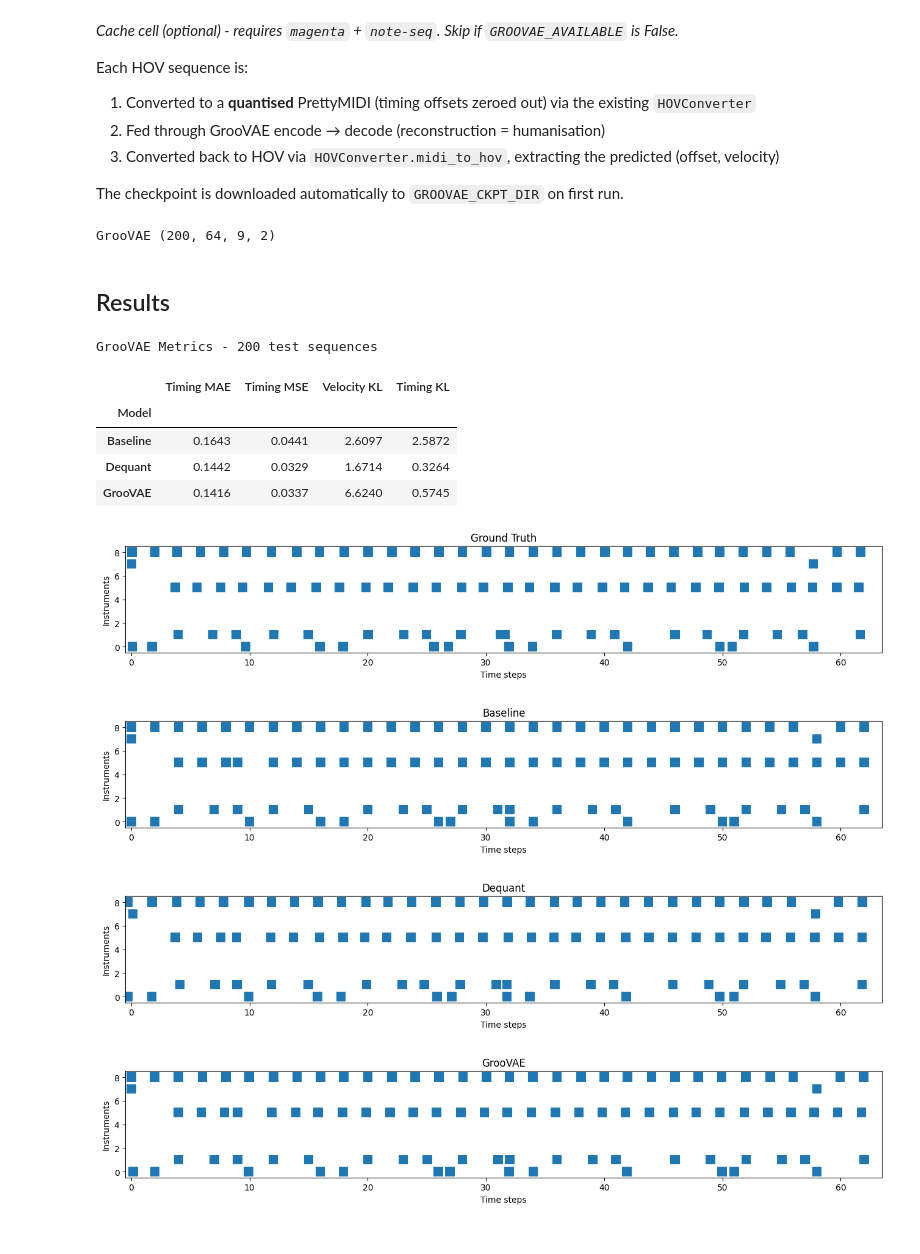
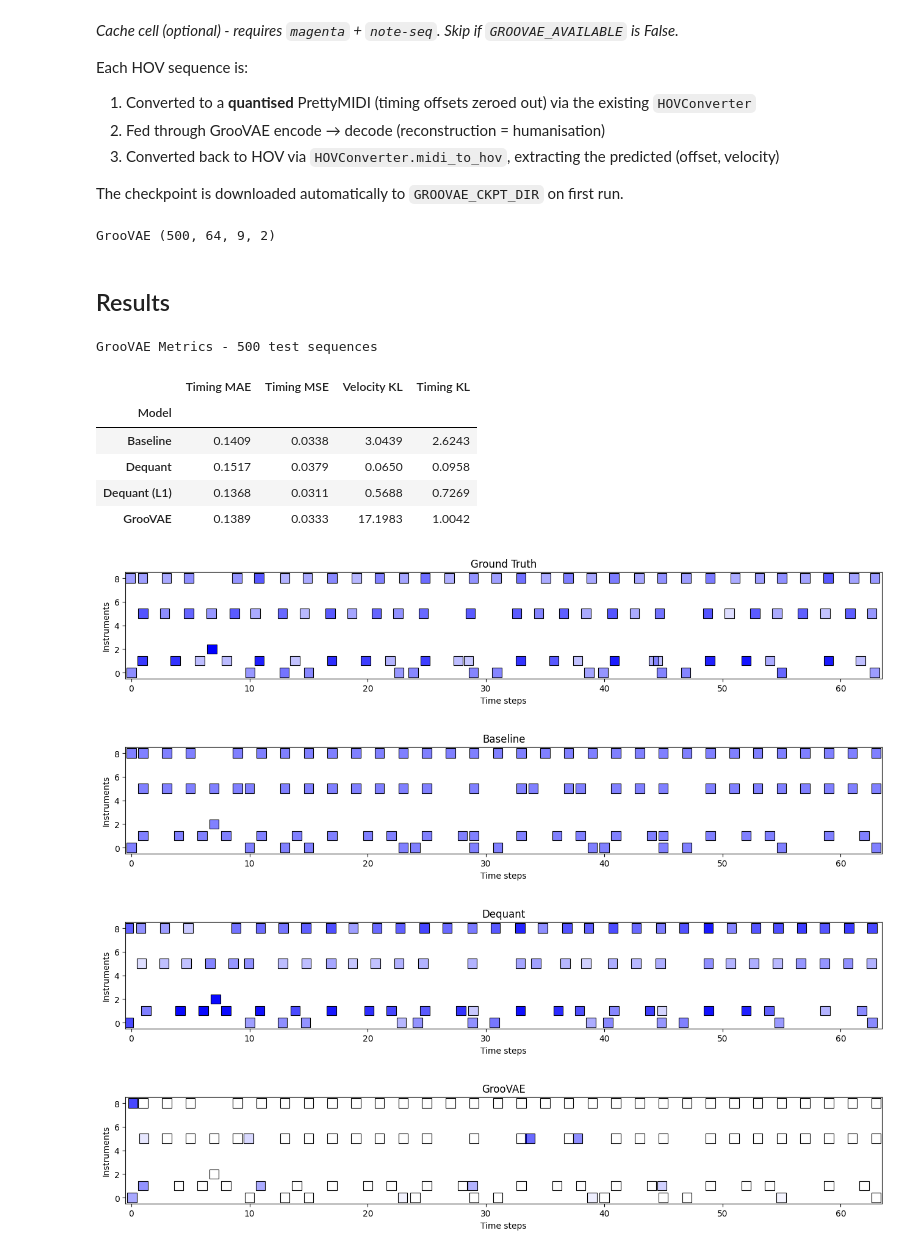
Before and after one commit to amonbenson/dequant, a Jupyter notebook: notebooks/compute_quantitative_metrics.ipynb, the cells around one changed output. Saved outputs shown, nothing was run; the diff lists cells and outputs as text; code cells hidden in the pictures.

```diff
--- a/notebooks/compute_quantitative_metrics.ipynb
+++ b/notebooks/compute_quantitative_metrics.ipynb
@@ -45,7 +45,8 @@ MAGENTA_PYTHON = ".venv-magenta/bin/python"
 MAGENTA_SCRIPT = "magenta_groovae_infer.py"
 
 # Configuration
-CHECKPOINT_PATH = ROOT / ".data/checkpoints/d128_h2_l5/best.pt"
+CHECKPOINT_PATH = ROOT / ".data/checkpoints/dequant.pt"
+CHECKPOINT_PATH_L1 = ROOT / ".data/checkpoints/dequant_l1.pt"
 TEST_DATA_DIR = ROOT / ".data/dataset/test"
 GROOVAE_CKPT_DIR = ROOT / ".data/groovae_4bar"
 DEVICE = "cuda" if torch.cuda.is_available() else "cpu"
@@ -53,7 +54,7 @@ DEVICE = "cuda" if torch.cuda.is_available() else "cpu"
 # Evaluation window: 64 steps = 4 bars at 4 steps/beat in 4/4 time.
 # This matches the GrooVAE 4-bar model's input length exactly.
 EVAL_SEQ_LEN = 64
-N_SAMPLES = 200 # non-overlapping test windows to evaluate
+N_SAMPLES = 500 # non-overlapping test windows to evaluate
 TEMPO_BPM = 120
 N_BINS = 32 # histogram bins used by the KL metrics
 
@@ -152,13 +153,17 @@ def compute_all_metrics(pred_ov: np.ndarray, gt_hov: np.ndarray) -> dict:
 # %% [markdown]
 ## Load Test Data
 # %%
-def load_test_sequences(data_dir: Path, n_samples: int, seq_len: int = EVAL_SEQ_LEN) -> np.ndarray:
+def load_test_sequences(data_dir: Path, n_samples: int, seq_len: int = EVAL_SEQ_LEN, seed: int = 42) -> np.ndarray:
     """
-    Load non-overlapping HOV windows of `seq_len` steps from the test-split npz files.
+    Load one random HOV window per track from test-split npz files, then
+    stop once n_samples are collected. Taking one window per track ensures
+    diversity across performers rather than sampling many windows from the
+    same repetitive recording.
 
     Returns:
         np.ndarray of shape (n_samples, seq_len, num_instruments, 3).
     """
+    rng = np.random.default_rng(seed)
     sequences = []
     npz_files = sorted(data_dir.glob("*.npz"))
     if not npz_files:
@@ -166,18 +171,22 @@ def load_test_sequences(data_dir: Path, n_samples: int, seq_len: int = EVAL_SEQ_
 
     for npz_path in npz_files:
         with np.load(npz_path, allow_pickle=True) as f:
-            pos_key = "pos_enc" if "pos_enc" in f.files else "pos_en"
             for track in f["data"]:
                 if track is None or len(track) < seq_len:
                     continue
-                for start in range(0, len(track) - seq_len + 1, seq_len):
-                    sequences.append(track[start : start + seq_len])
-                    if len(sequences) >= n_samples:
-                        break
-            if len(sequences) >= n_samples:
-                break
+                # One random window per track keeps samples diverse across performers
+                max_start = len(track) - seq_len
+                start = int(rng.integers(0, max_start + 1))
+                sequences.append(track[start : start + seq_len])
+                if len(sequences) >= n_samples:
+                    break
+        if len(sequences) >= n_samples:
+            break
 
-    gt = np.stack(sequences[:n_samples]).astype(np.float32)
+    if len(sequences) < n_samples:
+        raise ValueError(f"Only {len(sequences)} usable tracks found, need {n_samples}.")
+
+    gt = np.stack(sequences).astype(np.float32)
     print(f"Loaded {len(gt)} test sequences  shape={gt.shape}")
     return gt
 
@@ -227,6 +220,9 @@ Baseline (200, 64, 9, 2)
 
 Feeds the hit-only sequence into `Predictor.process_sequence()` and extracts the predicted (offset, velocity) output.
 # %%
+pred_dequant_l1 = None
+pred_dequant = None
+
 def run_dequant(gt_hov: np.ndarray, checkpoint_path: Path, device: str) -> np.ndarray:
     """
     Run the Dequant transformer on each test sequence.
@@ -240,7 +236,8 @@ def run_dequant(gt_hov: np.ndarray, checkpoint_path: Path, device: str) -> np.nd
     T = gt_hov.shape[1]
     predictions = []
 
-    for hov in gt_hov:
+    for i, hov in enumerate(gt_hov):
+        print(f"Infering {i + 1}/{len(gt_hov)}")
         hits = torch.from_numpy(hov[..., 0]).float()   # (T, instruments)
         predictor.reset()
         result = predictor.process_sequence(hits)       # (T, instruments, 3)
@@ -257,5 +254,9 @@ def run_dequant(gt_hov: np.ndarray, checkpoint_path: Path, device: str) -> np.nd
     return pred_ov
 
 
+CONFIG.model.transformer.n_layers = 1
+pred_dequant_l1 = run_dequant(gt_hov, CHECKPOINT_PATH_L1, DEVICE)
+
+CONFIG.model.transformer.n_layers = 5
 pred_dequant = run_dequant(gt_hov, CHECKPOINT_PATH, DEVICE)
 # %% [output]
@@ -364,7 +395,7 @@ def run_groovae_external(gt_hov):
 pred_groovae = run_groovae_external(gt_hov)
 print(f"GrooVAE {pred_groovae.shape}")
 # %% [output]
-GrooVAE (200, 64, 9, 2)
+GrooVAE (500, 64, 9, 2)
 # %% [markdown]
 ## Results
 # %%
@@ -373,6 +404,8 @@ model_preds = {
     "Baseline": pred_baseline,
     "Dequant":  pred_dequant,
 }
+if pred_dequant_l1 is not None:
+    model_preds["Dequant (L1)"] = pred_dequant_l1
 if pred_groovae is not None:
     model_preds["GrooVAE"] = pred_groovae
 
@@ -390,12 +423,13 @@ df.style \
         {"selector": "td", "props": [("text-align", "right"), ("padding", "4px 12px")]},
     ])
 # %% [output]
-GrooVAE Metrics - 200 test sequences
+GrooVAE Metrics - 500 test sequences
 |  | Timing MAE | Timing MSE | Velocity KL | Timing KL |
 | Model |  |  |  |  |
-| Baseline | 0.1643 | 0.0441 | 2.6097 | 2.5872 |
-| Dequant | 0.1442 | 0.0329 | 1.6714 | 0.3264 |
-| GrooVAE | 0.1416 | 0.0337 | 6.6240 | 0.5745 |
+| Baseline | 0.1409 | 0.0338 | 3.0439 | 2.6243 |
+| Dequant | 0.1517 | 0.0379 | 0.0650 | 0.0958 |
+| Dequant (L1) | 0.1368 | 0.0311 | 0.5688 | 0.7269 |
+| GrooVAE | 0.1389 | 0.0333 | 17.1983 | 1.0042 |
 # %%
 import matplotlib.pyplot as plt
 
@@ -429,35 +463,35 @@ def plot_hov(hov: np.ndarray, title="HOV Tensor"):
                     edgecolor=None
                 )
                 ax.add_patch(rect)
 
                 # outline
                 rect_outline = plt.Rectangle(
                     (x, y),
                     rect_width,
                     rect_height,
                     facecolor='none',
                     edgecolor='black',
                     linewidth=0.8
                 )
                 ax.add_patch(rect_outline)
 
     ax.set_xlim(-0.5, T-0.5)
     ax.set_ylim(-0.5, I-0.5)
     ax.set_xlabel("Time steps")
     ax.set_ylabel("Instruments")
     ax.yaxis.set_inverted(True)
     ax.set_title(title)
     ax.set_aspect('equal')
     plt.gca().invert_yaxis()  # optional: top instrument at top
     plt.show()
 
-index = 0
+index = 5
 plot_hov(gt_hov[index], "Ground Truth")
 plot_hov(np.concatenate([gt_hov[..., :1], pred_baseline], axis=-1)[index], "Baseline")
 plot_hov(np.concatenate([gt_hov[..., :1], pred_dequant], axis=-1)[index], "Dequant")
 plot_hov(np.concatenate([gt_hov[..., :1], pred_groovae], axis=-1)[index], "GrooVAE")
 # %% [output]
-[figure, old version]
+[figure, new version]
-[figure, old version]
+[figure, new version]
-[figure, old version]
+[figure, new version]
-[figure, old version]
+[figure, new version]
```
Also changed, not shown: parts of 4 cells of this notebook.
